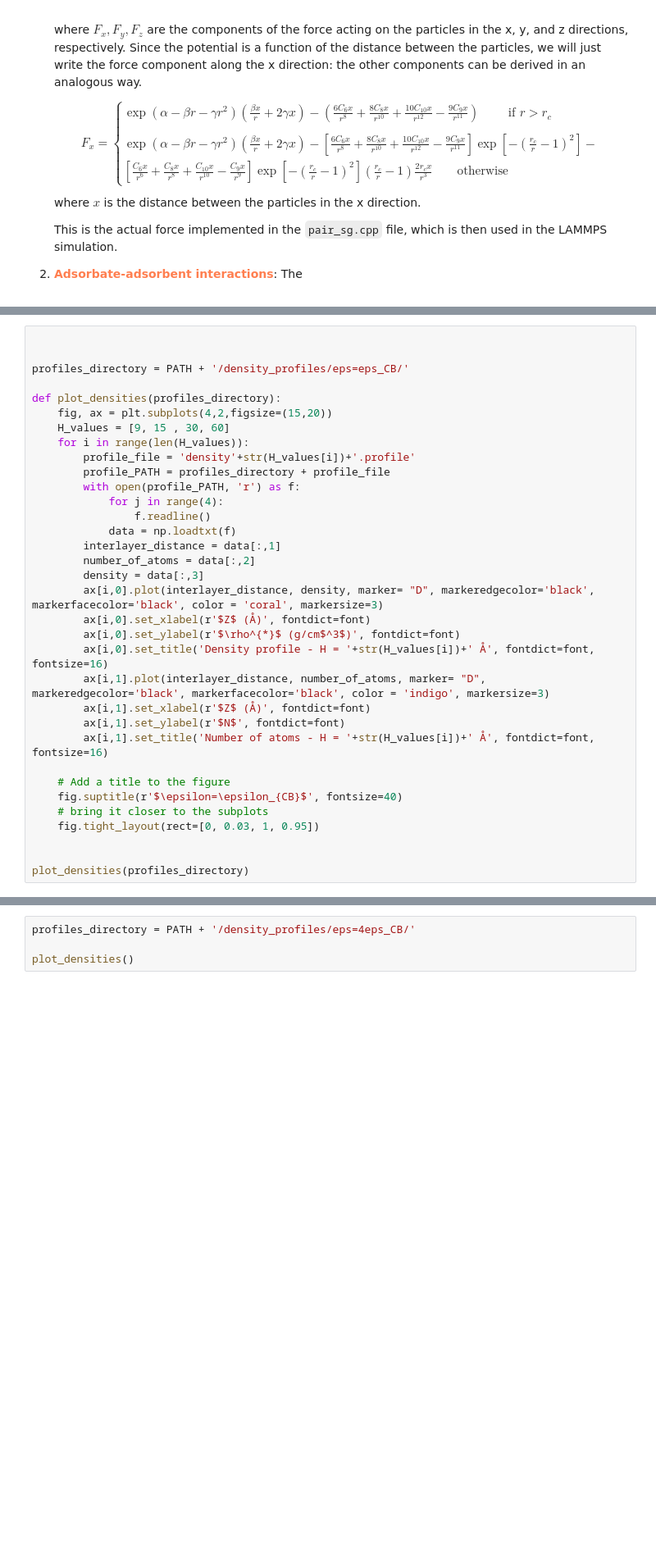
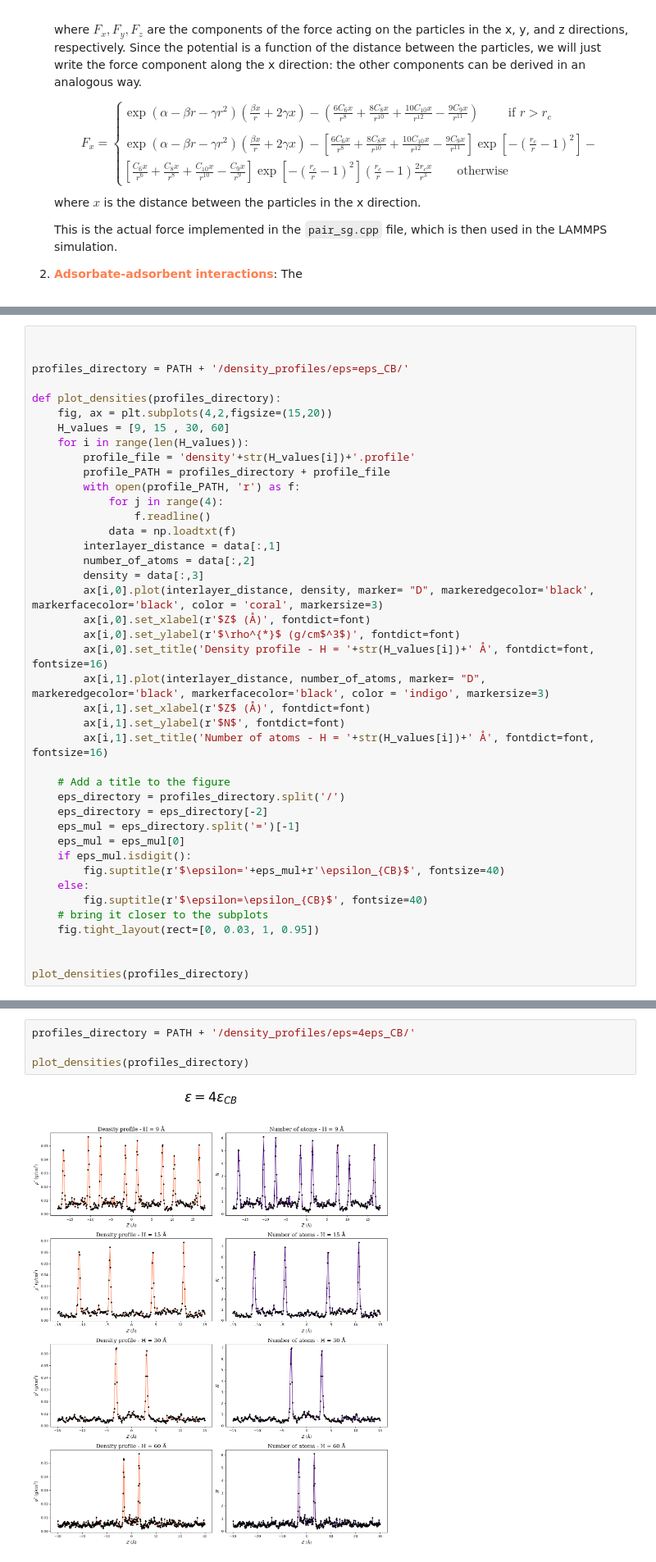
Before and after one commit to ApprehensiveKnee/MMoM_project, a Jupyter notebook: visual.ipynb, the cells around one changed output, grey strips where cells are left out. Shown at 82% size. Saved outputs shown, nothing was run; the diff lists cells and outputs as text; blank space fills up the shorter version.

```diff
--- a/visual.ipynb
+++ b/visual.ipynb
@@ -260,7 +260,14 @@ def plot_densities(profiles_directory):
         ax[i,1].set_title('Number of atoms - H = '+str(H_values[i])+' Å', fontdict=font, fontsize=16)
 
     # Add a title to the figure
-    fig.suptitle(r'$\epsilon=\epsilon_{CB}$', fontsize=40)
+    eps_directory = profiles_directory.split('/')
+    eps_directory = eps_directory[-2]
+    eps_mul = eps_directory.split('=')[-1]
+    eps_mul = eps_mul[0]
+    if eps_mul.isdigit():
+        fig.suptitle(r'$\epsilon='+eps_mul+r'\epsilon_{CB}$', fontsize=40)
+    else:
+        fig.suptitle(r'$\epsilon=\epsilon_{CB}$', fontsize=40)
     # bring it closer to the subplots
     fig.tight_layout(rect=[0, 0.03, 1, 0.95])
 
@@ -271,4 +278,6 @@ plot_densities(profiles_directory)
 # %%
 profiles_directory = PATH + '/density_profiles/eps=4eps_CB/'
 
-plot_densities()
+plot_densities(profiles_directory)
+# %% [output]
+[figure, added]
```
Also changed, not shown: parts of 3 cells of this notebook, 1 other file.
